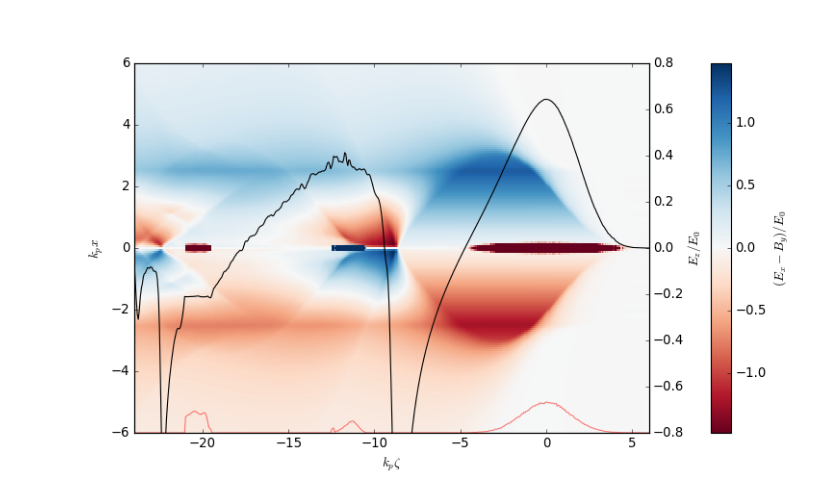
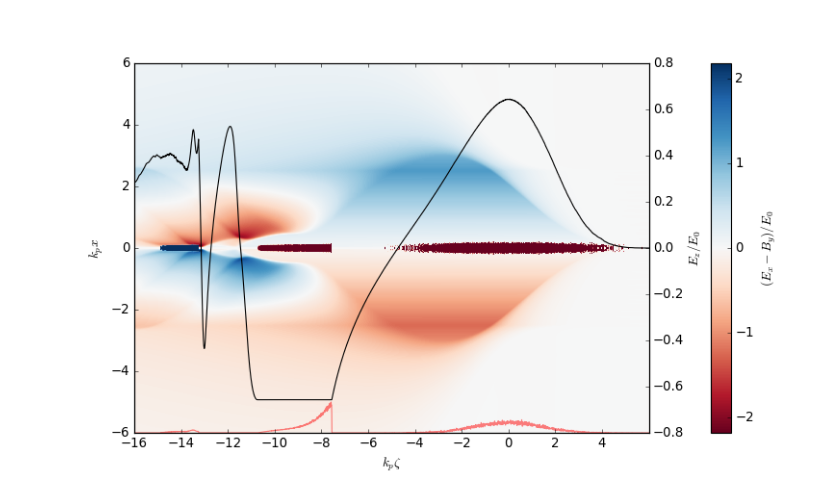
Before and after one commit to MaxVarverakis/PositronPWFA, a Jupyter notebook: analysis/filament.ipynb, the cells around one changed output. Saved outputs shown, nothing was run; the diff lists cells and outputs as text; code cells hidden in the pictures.

Commit message:
Filament front recovery bunch

```diff
--- a/analysis/filament.ipynb
+++ b/analysis/filament.ipynb
@@ -12,9 +12,9 @@ from scipy import constants
 
 from mpl_toolkits.axes_grid1 import make_axes_locatable
 
-# import sys
-# sys.path.append('/Users/max/HiPACE/hipace/tools/')
-# import read_insitu_diagnostics as diag
+import sys
+sys.path.append('/Users/max/HiPACE/hipace/tools/')
+import read_insitu_diagnostics as diag
 
 plt.rc('text', usetex = True)
 plt.rcParams['figure.facecolor'] = 'w'
@@ -24,8 +24,9 @@ plt.style.use('classic')
 
 
 # d = 'none'
-d = 'behind'
-# d = 'front'
+# d = 'behind'
+d = 'front'
+# d = 'behindLong'
 # d = 'salameTest'
 
 if d == 'none':
@@ -55,32 +56,34 @@ im = plt.pcolormesh(data.info.z, data.info.x, data.ExmBy.T, cmap = 'RdBu') #, vm
 # plt.scatter(kp * zr, kp * xr, s = .02, color = 'g', label = '$e^-$ Recovery Bunch')
 
 plt.pcolormesh(data.info.z, data.info.x, data.jz_beam.T * IA, cmap = 'RdBuT', vmin = -1e15, vmax = 1e15)
 plt.plot(data.info.z, data.profile / max(data.profile) - 6, 'r', alpha = .5)
 
 # plt.xlim(-34, 6)
 plt.xlim(data.info.zmin, data.info.zmax)
 # plt.ylim(info.xmin, info.xmax)
 plt.ylim(-6, 6)
 plt.ylabel('$k_px$')
 plt.xlabel('$k_p\zeta$')
+plt.xticks(np.arange(round(data.info.zmin), round(data.info.zmax), 2))
 
 ax2 = plt.twinx()
 ax2.plot(data.info.z, data.Ez, color = 'black')
 ax2.set_ylim(-.8, .8)
 ax2.set_ylabel(r'$E_z/E_0$',  labelpad = 1)
 
 divider2 = make_axes_locatable(ax)
 cax2 = divider2.append_axes("right", size = "4%", pad = .8)
 divider3 = make_axes_locatable(ax2)
 cax3 = divider3.append_axes("right", size = "4%", pad = .8)
 cax3.remove()
 
 
 cb2 = plt.colorbar(im, cax = cax2)
 # cb2.formatter.set_useMathText(True)
 # cb2.formatter.set_powerlimits((0, 0))
 cb2.set_label(r'$(E_x - B_y)/E_0 $')
-# plt.savefig('images/basic.png', dpi = 300, bbox_inches = 'tight')
+
+# plt.savefig('/Users/max/HiPACE/recovery/images/filamentFrontReco.png', dpi = 300, bbox_inches = 'tight')
 plt.show()
 # %% [output]
-[figure, old version]
+[figure, new version]
```
Also changed, not shown: parts of 5 cells of this notebook, 1 other file.
